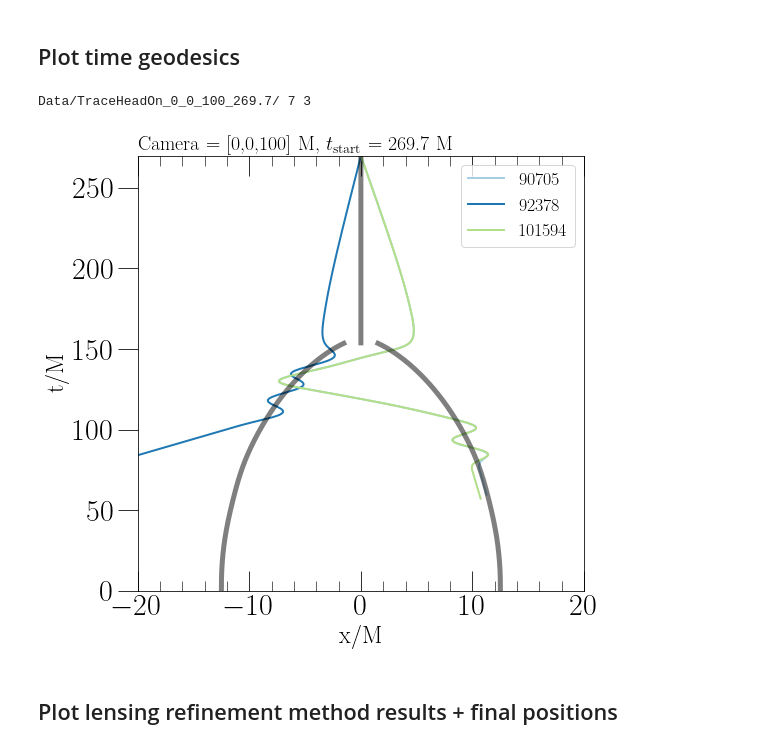
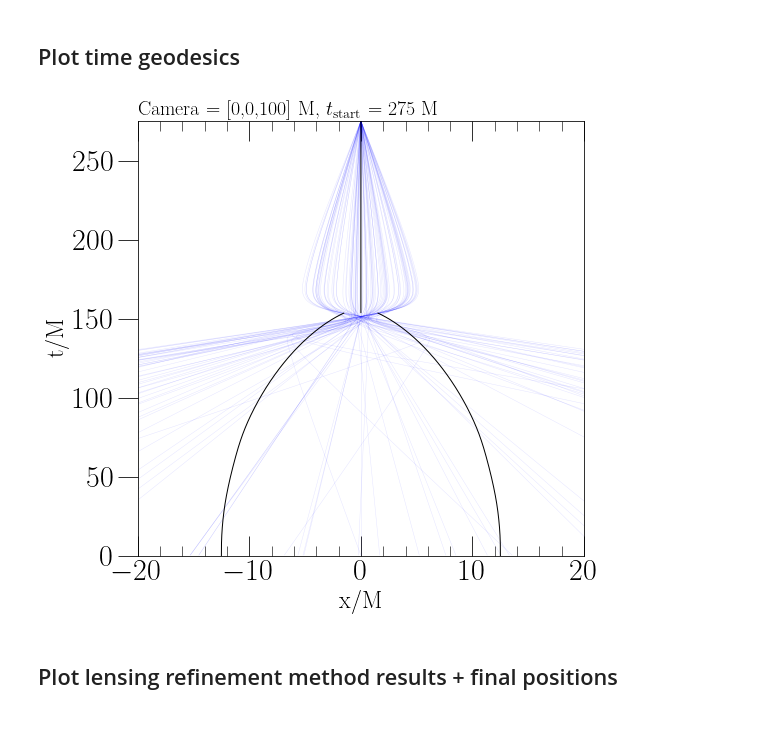
Before and after one commit to mariaokounkova/TracingMerger, a Jupyter notebook: InterestingLoops.ipynb, the cells around one changed output. Drawn from its saved outputs; the diff is of its cells as text; code cells hidden in the pictures.

```diff
--- a/InterestingLoops.ipynb
+++ b/InterestingLoops.ipynb
@@ -358,20 +360,25 @@ def GetGeodesicsZeroCrossings(p):
     ns, zero_crossings = np.loadtxt(f, comments="#",usecols=([0,1]),unpack=True,dtype=int)
     return ns, zero_crossings
 
-def GetGeodesicsZeroCrossingsIndices(p, N):
-    """ Return the indices of the geodesics that make N zero-crossings """
+def GetGeodesicsZeroCrossingsIndices(p, N, infinity=True):
+    """ Return the indices of the geodesics that make N zero-crossings
+        If infinity == True, return only the ones that make it to infinity"""
     f = p + 'ZeroCrossings.dat'
     ns, zero_crossings = np.loadtxt(f, comments="#",usecols=([0,1]),unpack=True,dtype=int)
     indices = ns[np.where(zero_crossings == N)[0]]
+    if infinity:
+        indices_infinity = GetInfinityGeodesics(p)
+        indices = list(set(indices_infinity) & set(indices))
     return indices
 
-def GetGeodesicsMaxZeroCrossings(p):
+def GetGeodesicsMaxZeroCrossings(p, infinity=True):
     """ Return the maximum number N of zero crossings for a given run,
-        along with the indices of the geodesics that make N zero-crossings """
+        along with the indices of the geodesics that make N zero-crossings
+        If infinity == Ture, only return the ones that make it to infinity"""
     f = p + 'ZeroCrossings.dat'
     ns, zero_crossings = np.loadtxt(f, comments="#",usecols=([0,1]),unpack=True,dtype=int)
     max_N = max(zero_crossings)
-    indices = ns[np.where(zero_crossings == max_N)[0]]
+    indices = GetGeodesicsZeroCrossingsIndices(p, max_N, infinity=infinity)
     return max_N, indices
 # %% [markdown]
 ## Plot geodesic trajectories
@@ -430,7 +435,7 @@ def PlotGetTrajectoriesFromH5(p):
     #plt.tight_layout()
     plt.show()
 # %%
-for t_start in [268.6, 269.7, 288, 300]:
+for t_start in [265]:
 #for dir in fnmatch.filter(os.listdir('Data'), 'Trace*'):
     #p = 'Data/' + dir + '/'
     p = 'Data/TraceHeadOn_0_0_100_' + str(t_start) + '/'
@@ -448,10 +451,13 @@ Data/TraceHeadOn_0_0_100_300/ 6 4
 ## Plot geodesic trajectories in a time - x coordinate plot
 def PlotTimeTrajectories(p):
 
-    max_N, Indices = GetGeodesicsMaxZeroCrossings(p)
-    print(p, max_N, len(Indices))
-    #Indices = Indices[0:3]
-    #Indices = [75256]
+    #max_N, Indices = GetGeodesicsMaxZeroCrossings(p)
+    #if max_N == 7:
+    #    max_N = 6
+    #    Indices = GetGeodesicsZeroCrossingsIndices(p, 6)
+    #print(p, max_N, len(Indices))
+    Indices = GetGeodesicIndices(p)
+    Indices = Indices[0:100]
 
     cs = sns.color_palette('Paired', n_colors=len(Indices))
 
@@ -459,13 +465,14 @@ def PlotTimeTrajectories(p):
 
     for n, color in zip(Indices, cs):
         t, x, y, z, lapse = GetGeodesicTrajectory(p, n)
-        plt.plot(x, t, lw = 2.0, label = n, color = color)
+        #plt.plot(x, t, lw = 2.0, color = color)
+        plt.plot(x, t, lw = 0.5, color = 'blue', alpha=0.1)
 
 
     #Add in the horizons
     for horizon, color in zip(["A", "B", "C"], ["blue", "lightblue", "yellow"]):
         t_h, x_h, y_h, z_h = read_horizon_trajectories(horizon)
-        plt.plot(x_h, t_h, color='black', lw = 5.0, ls='-', alpha=0.5)
+        plt.plot(x_h, t_h, color='black', lw = 1.0, ls='-', alpha=1.0)
 
     plt.ylabel('t/M')
     plt.xlabel('x/M')
@@ -475,16 +482,15 @@ def PlotTimeTrajectories(p):
     ax.set_title('Camera = ' + GetCameraPosition(p) + ' M' + ', $t_\mathrm{start}$ = ' + \
                  GetTime(p) + ' M', fontsize=20, loc='left')
 
-    plt.legend()
+    #plt.legend()
     #plt.tight_layout()
     plt.show()
 # %%
-for t_start in [269.7]:
+for t_start in [275]: #, 260, 265, 268.6, 269.7, 272, 275]:
     p = 'Data/TraceHeadOn_0_0_100_' + str(t_start) + '/'
     PlotTimeTrajectories(p)
 # %% [output]
-Data/TraceHeadOn_0_0_100_269.7/ 7 3
-[figure, old version]
+[figure, new version]
 # %% [markdown]
 ## Plot lensing refinement method results + final positions
 # %%
```
Also changed, not shown: parts of 4 cells of this notebook.
